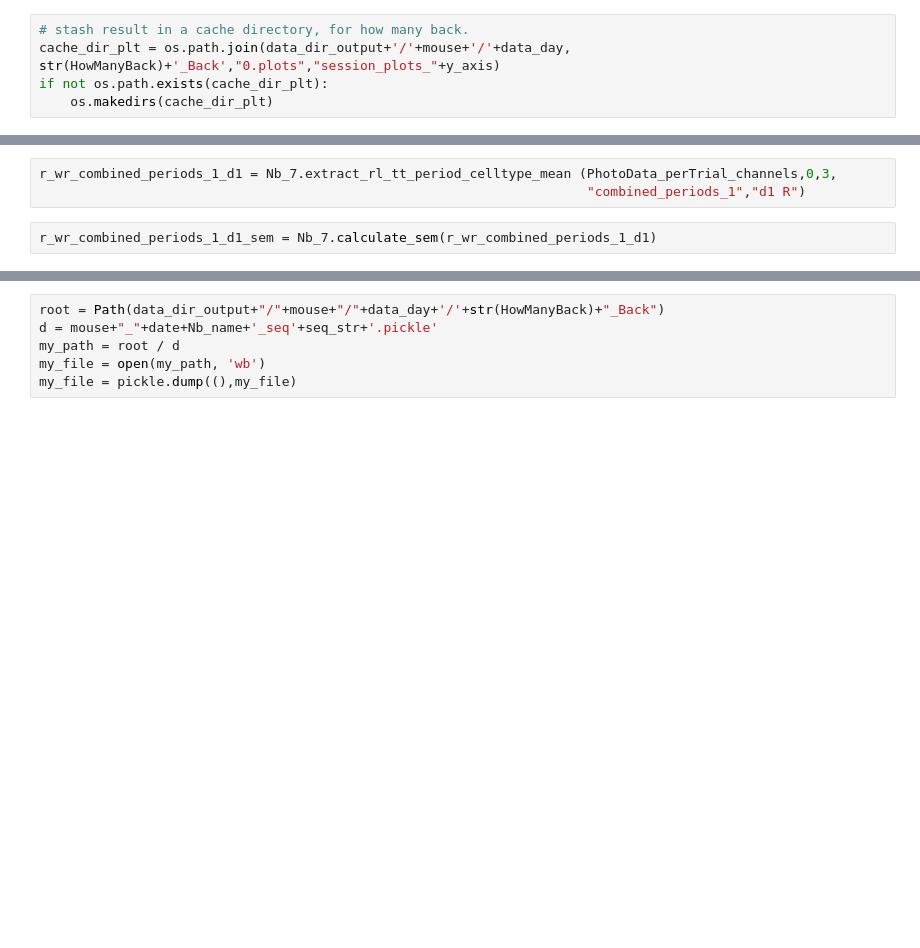
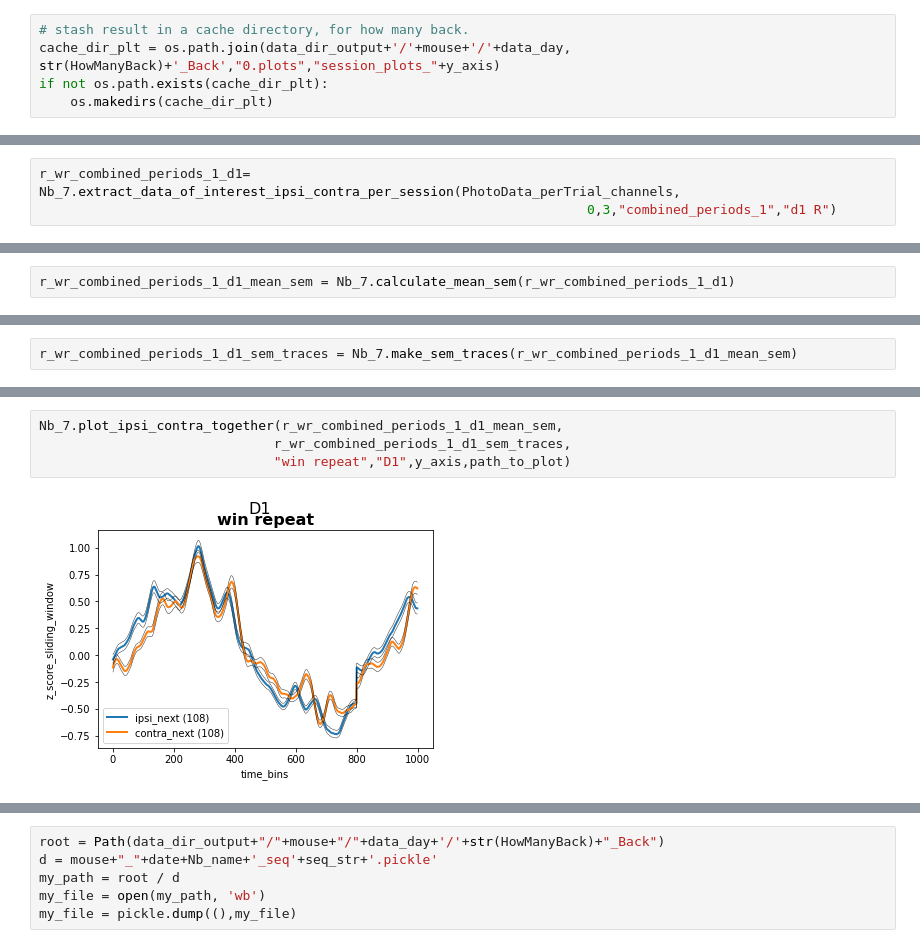
Before and after one commit to gilmandelbaum/analysis-pipeline-for-photometry_ex, a Jupyter notebook: papermill_and_helper_functions/TestOutPut.ipynb, the cells around one changed output, grey strips where cells are left out. Saved outputs shown, nothing was run; the diff lists cells and outputs as text; blank space fills up the shorter version.

```diff
--- a/papermill_and_helper_functions/TestOutPut.ipynb
+++ b/papermill_and_helper_functions/TestOutPut.ipynb
@@ -142,0 +100,3 @@ r_ls_combined_periods_1_d1 = Nb_7.extract_rl_tt_period_celltype_mean (PhotoData_
+# %%
+r_wr_combined_periods_1_d1= Nb_7.extract_data_of_interest_ipsi_contra_per_session(PhotoData_perTrial_channels,
+                                                                      0,3,"combined_periods_1","d1 R")
@@ -160,5 +112,2 @@ Nb_7.plot_ipsi_contra_together(r_ls_combined_periods_1_d2,r_ls_combined_periods_
-# %%
-r_wr_combined_periods_1_d1 = Nb_7.extract_rl_tt_period_celltype_mean (PhotoData_perTrial_channels,0,3,
-                                                                      "combined_periods_1","d1 R")
 # %%
-r_wr_combined_periods_1_d1_sem = Nb_7.calculate_sem(r_wr_combined_periods_1_d1)
+r_wr_combined_periods_1_d1_mean_sem = Nb_7.calculate_mean_sem(r_wr_combined_periods_1_d1)
@@ -179,0 +122,2 @@ Nb_7.plot_ipsi_contra_together(r_wr_combined_periods_1_d2,r_wr_combined_periods_
+# %%
+r_wr_combined_periods_1_d1_sem_traces = Nb_7.make_sem_traces(r_wr_combined_periods_1_d1_mean_sem)
@@ -179,0 +140,6 @@ Nb_7.plot_ipsi_contra_together(r_wr_combined_periods_1_d2,r_wr_combined_periods_
+# %%
+Nb_7.plot_ipsi_contra_together(r_wr_combined_periods_1_d1_mean_sem,
+                              r_wr_combined_periods_1_d1_sem_traces,
+                              "win repeat","D1",y_axis,path_to_plot)
+# %% [output]
+[figure, added]
```
Also changed, not shown: parts of 30 cells of this notebook.
